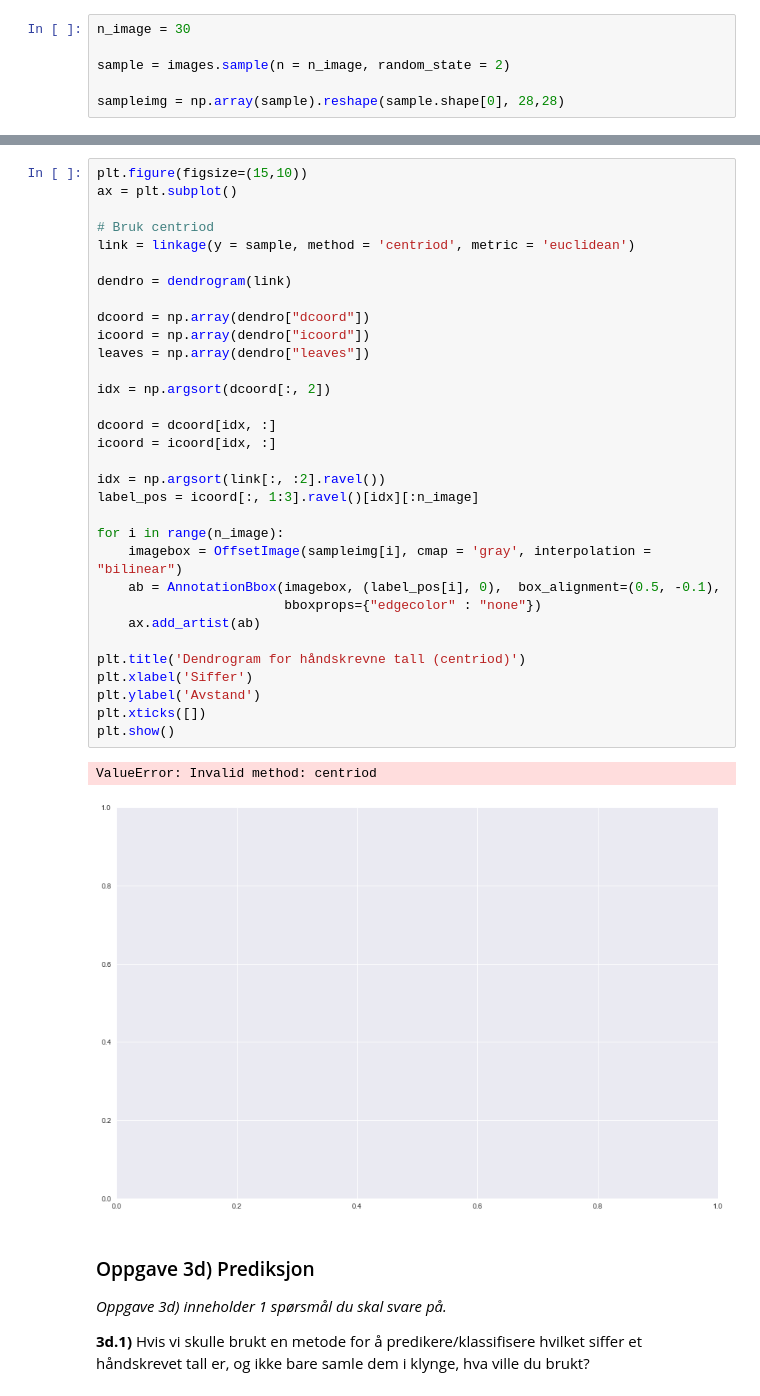
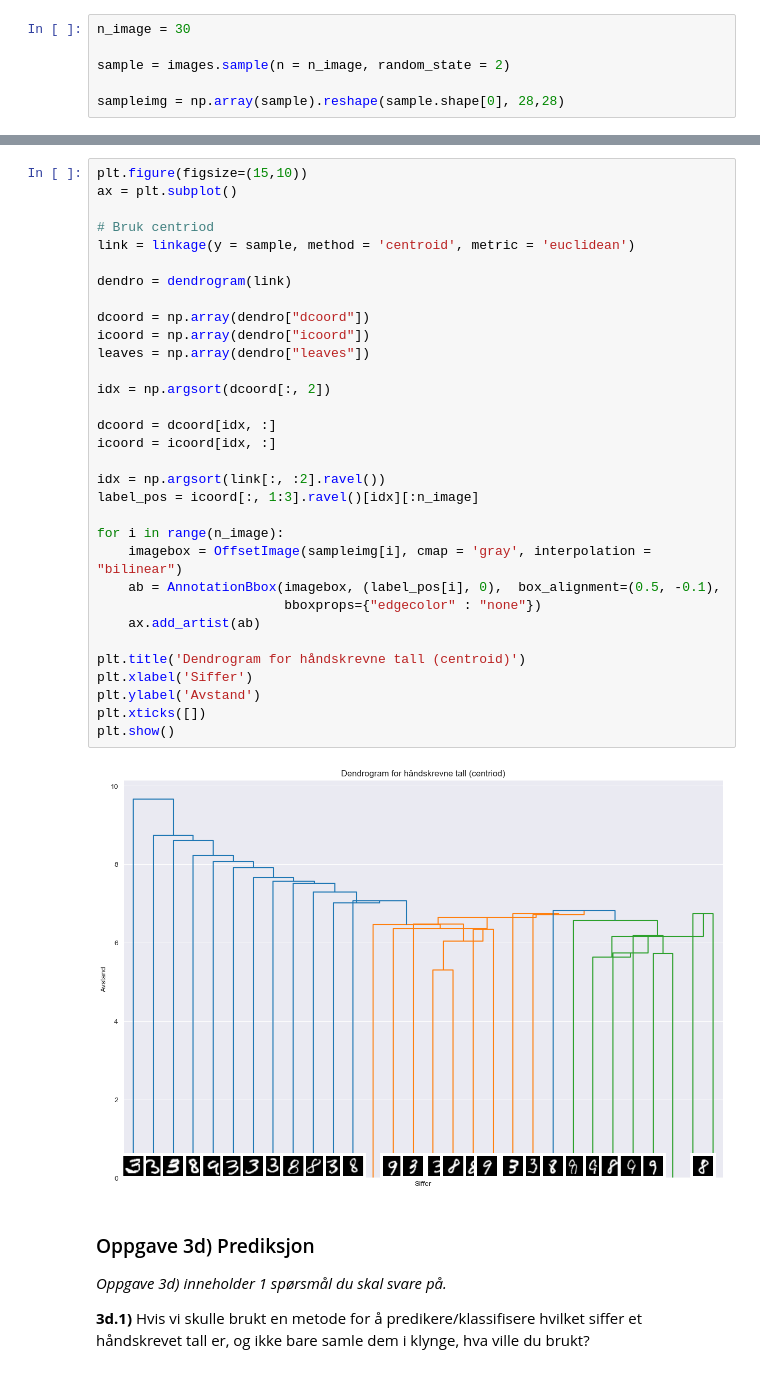
Before and after one commit to sagrimstad/ISTA1003_prosjekt, a Jupyter notebook: oppg3.ipynb, the cells around one changed output, grey strips where cells are left out. Saved outputs shown, nothing was run; the diff lists cells and outputs as text.

```diff
--- a/oppg3.ipynb
+++ b/oppg3.ipynb
@@ -293,37 +299,36 @@ plt.show()
 plt.figure(figsize=(15,10))
 ax = plt.subplot()
 
 # Bruk centriod
-link = linkage(y = sample, method = 'centriod', metric = 'euclidean')
+link = linkage(y = sample, method = 'centroid', metric = 'euclidean')
 
 dendro = dendrogram(link)
 
 dcoord = np.array(dendro["dcoord"])
 icoord = np.array(dendro["icoord"])
 leaves = np.array(dendro["leaves"])
 
 idx = np.argsort(dcoord[:, 2])
 
 dcoord = dcoord[idx, :]
 icoord = icoord[idx, :]
 
 idx = np.argsort(link[:, :2].ravel())
 label_pos = icoord[:, 1:3].ravel()[idx][:n_image]
 
 for i in range(n_image):
     imagebox = OffsetImage(sampleimg[i], cmap = 'gray', interpolation = "bilinear")
     ab = AnnotationBbox(imagebox, (label_pos[i], 0),  box_alignment=(0.5, -0.1),
                         bboxprops={"edgecolor" : "none"})
     ax.add_artist(ab)
 
-plt.title('Dendrogram for håndskrevne tall (centriod)')
+plt.title('Dendrogram for håndskrevne tall (centroid)')
 plt.xlabel('Siffer')
 plt.ylabel('Avstand')
 plt.xticks([])
 plt.show()
 # %% [output]
-ValueError: Invalid method: centriod
-[figure, old version]
+[figure, new version]
 # %% [markdown]
 ### Oppgave 3d) Prediksjon<a name="oppgave3d"></a>
 
```
Also changed, not shown: parts of 3 cells of this notebook.
